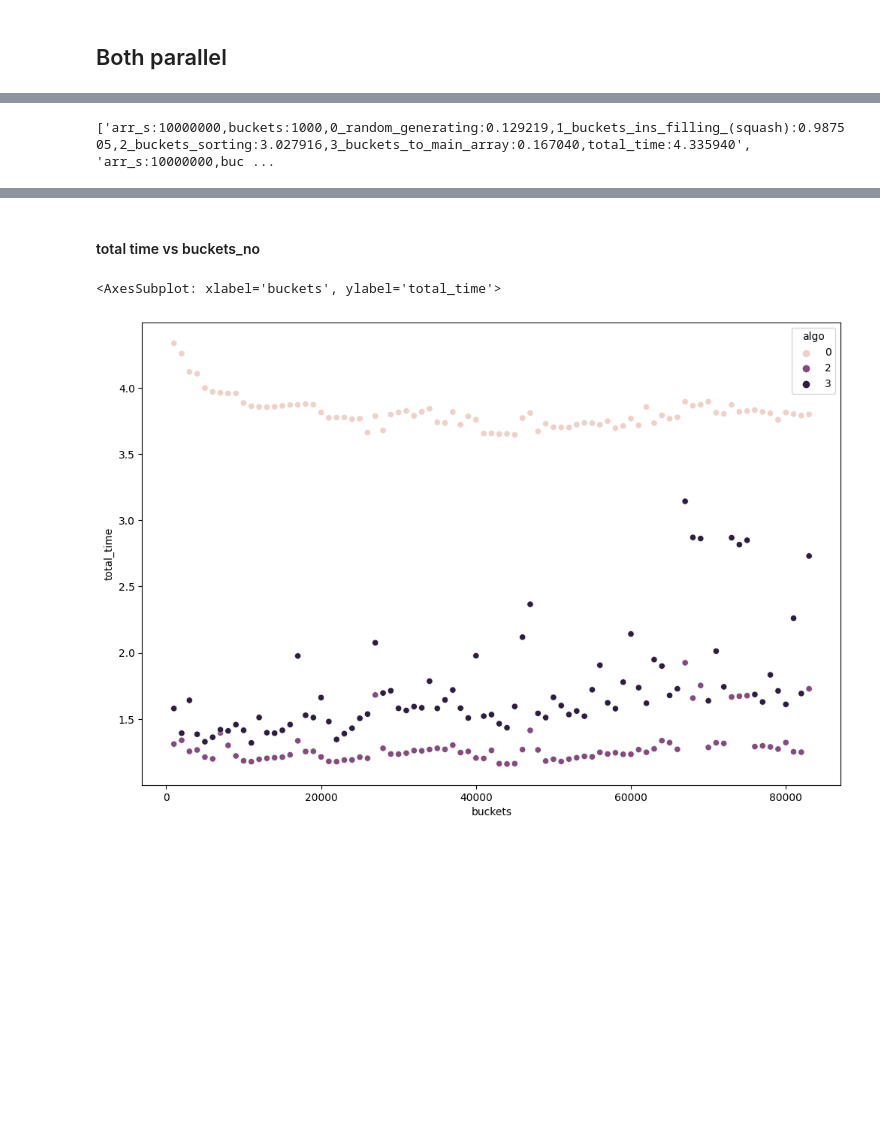
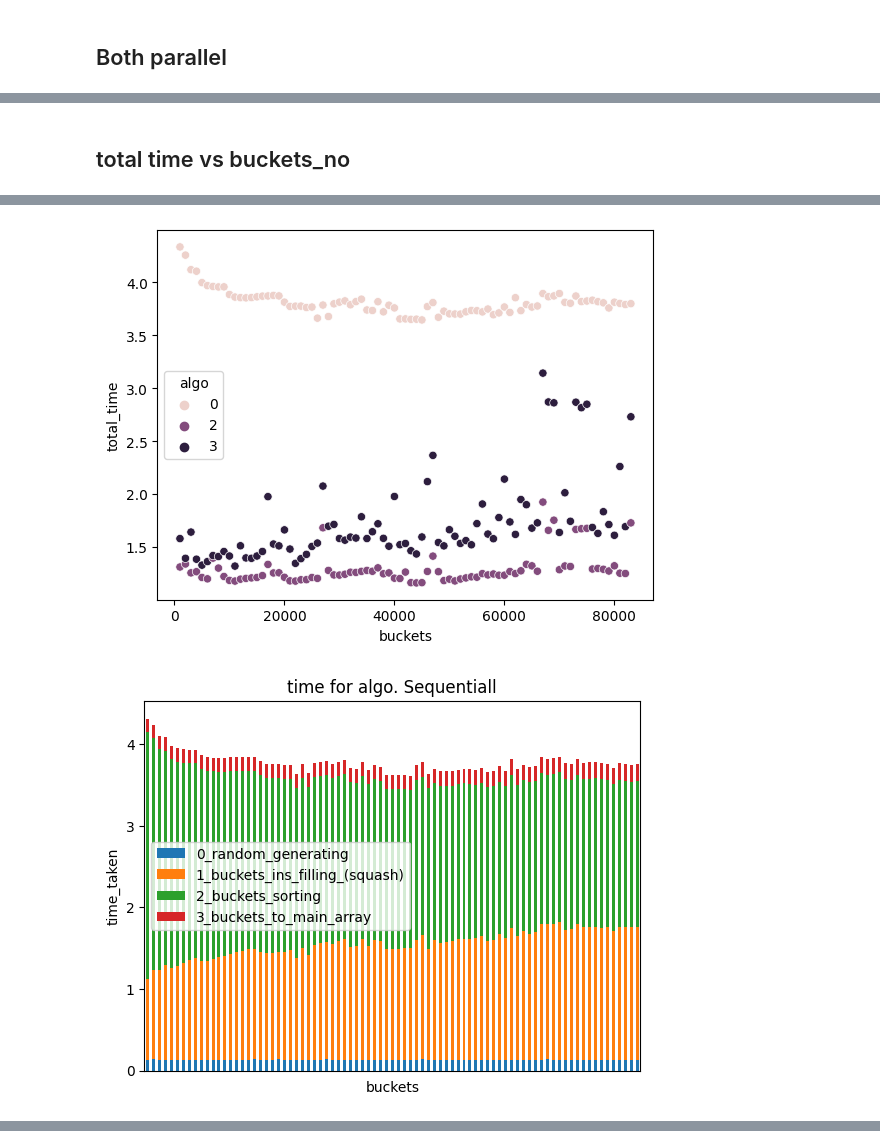
Before and after one commit to xsalonx/MPR-2023, a Jupyter notebook: lab2/vis2.ipynb, the cells around one changed output, grey strips where cells are left out. Drawn from its saved outputs; the diff is of its cells as text; code cells hidden in the pictures; blank space fills up the shorter version.

```diff
--- a/lab2/vis2.ipynb
+++ b/lab2/vis2.ipynb
@@ -75,2 +71,11 @@ plot(seq_df, 0)
 # %% [markdown]
 ## Both parallel
+# %%
+def stats_print(df, t):
+    sns.scatterplot(data=df, x=t, y='total_time', hue='algo')
+    plot(df, 0, t=t)
+    plot(df, 2, t=t)
+    plot(df, 3, t=t)
+
+    plot_s(df, 2, t=t)
+    plot_s(df, 3, t=t)
@@ -77,5 +117,6 @@ plot(seq_df, 0)
+# %% [markdown]
+## total time vs buckets_no
 # %%
-df = get_data('lab2.txt', [0, 2, 3])
-df.head()
+df = get_data(f'lab2-per-bucket.txt', [0, 2, 3])
+stats_print(df, 'buckets')
 # %% [output]
-['arr_s:10000000,buckets:1000,0_random_generating:0.129219,1_buckets_ins_filling_(squash):0.987505,2_buckets_sorting:3.027916,3_buckets_to_main_array:0.167040,total_time:4.335940', 'arr_s:10000000,buc ...
@@ -87,0 +123,2 @@ df.head()
+[figure, added]
+[figure, added]
@@ -88,7 +128,0 @@ df.head()
-# %% [markdown]
-#### total time vs buckets_no
-# %%
-sns.scatterplot(data=df, x='buckets', y='total_time', hue='algo')
-# %% [output]
-<AxesSubplot: xlabel='buckets', ylabel='total_time'>
-[figure, removed]
```
Also changed, not shown: parts of 16 cells of this notebook, 3 other files.
